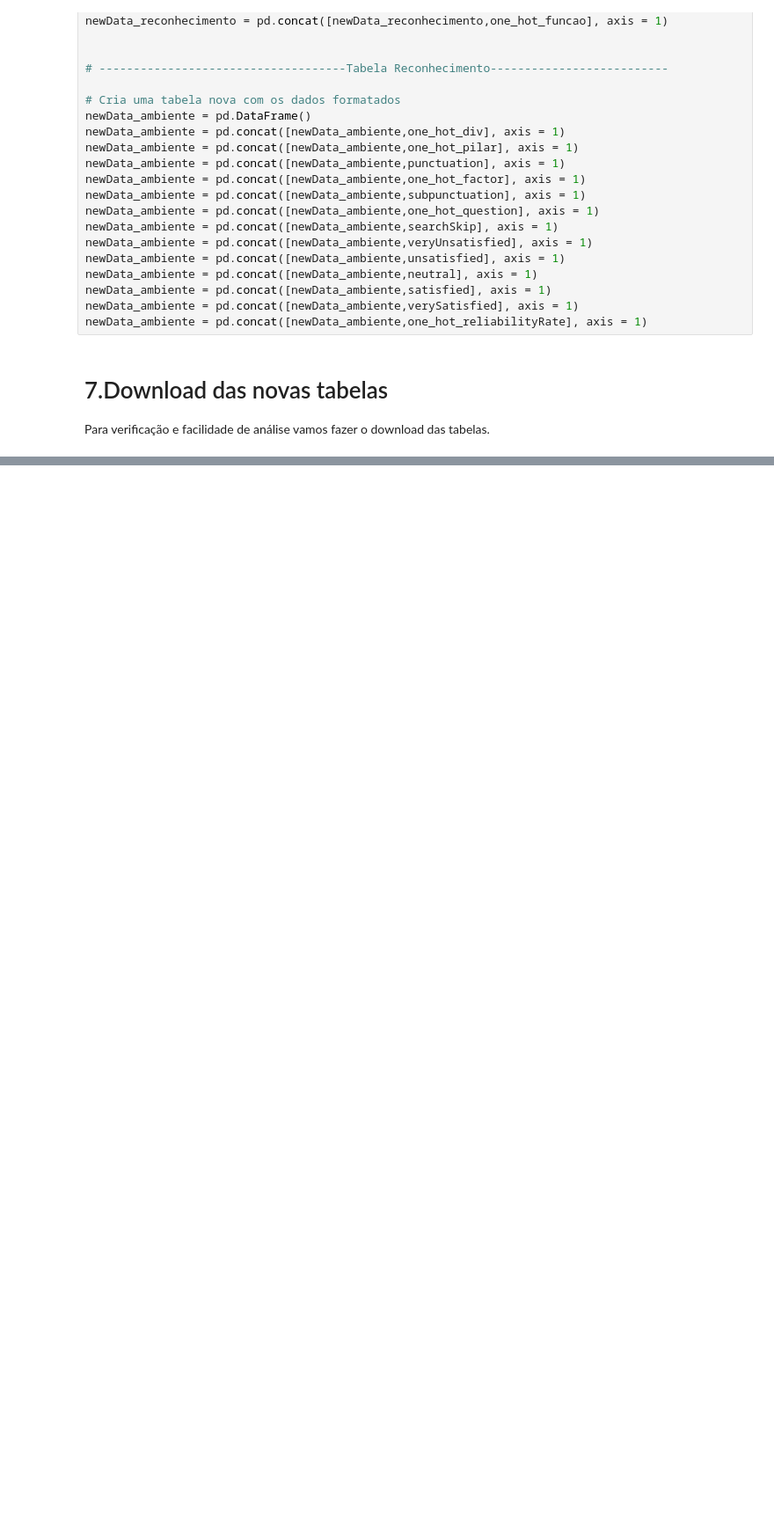
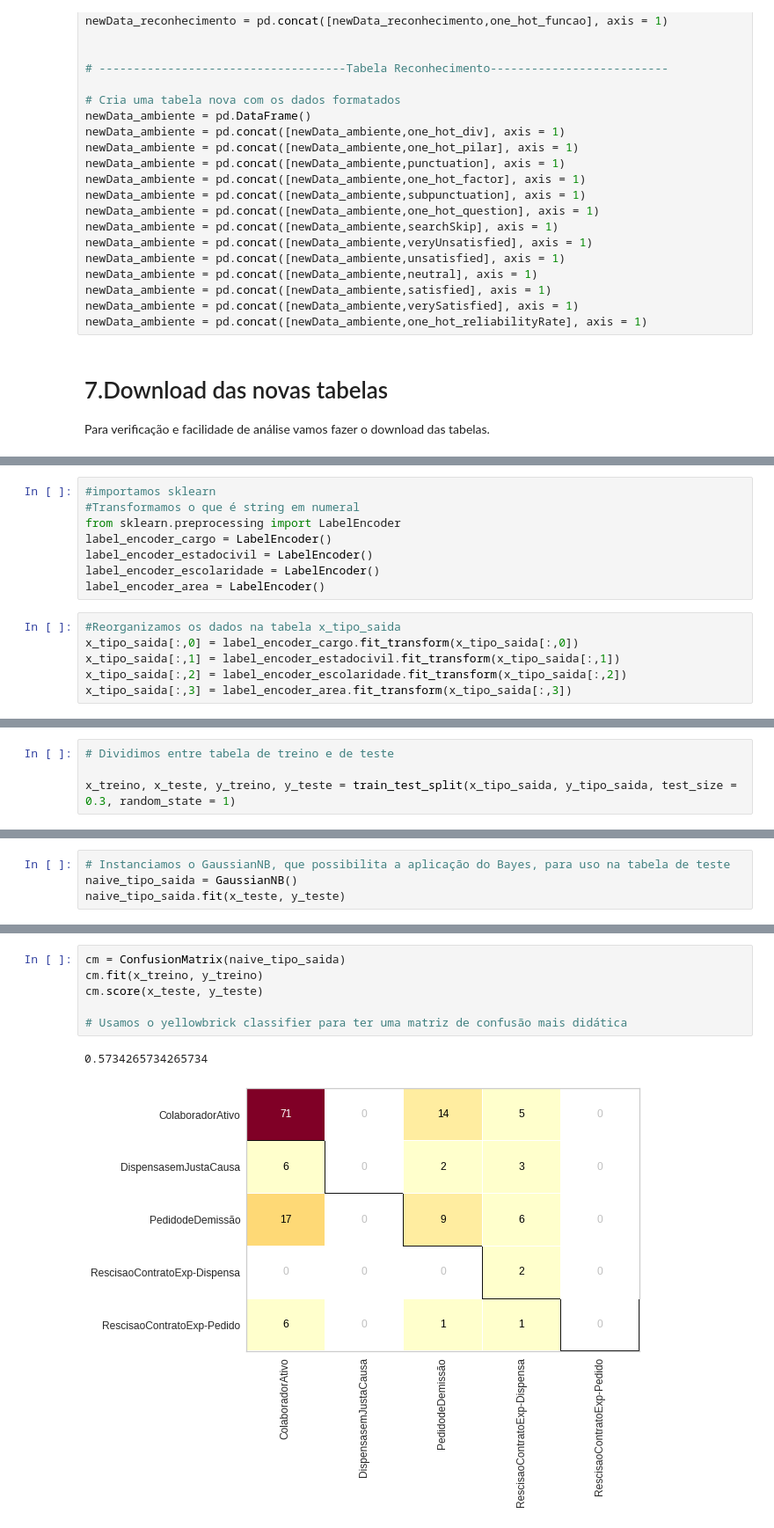
Before and after one commit to 2022M3T2-Inteli/FireData, a Jupyter notebook: Notebook/FireData_Turnover_de_funcionários.ipynb, the cells around one changed output, grey strips where cells are left out. Shown: that part at 88% size. Saved outputs shown, nothing was run; the diff lists cells and outputs as text; blank space fills up the shorter version.

```diff
--- a/Notebook/FireData_Turnover_de_funcionários.ipynb
+++ b/Notebook/FireData_Turnover_de_funcionários.ipynb
@@ -469,0 +802,14 @@ newData_ambiente.to_excel('formatData_Ambiente.xlsx')
+# %%
+#importamos sklearn
+#Transformamos o que é string em numeral
+from sklearn.preprocessing import LabelEncoder
+label_encoder_cargo = LabelEncoder()
+label_encoder_estadocivil = LabelEncoder()
+label_encoder_escolaridade = LabelEncoder()
+label_encoder_area = LabelEncoder()
+# %%
+#Reorganizamos os dados na tabela x_tipo_saida
+x_tipo_saida[:,0] = label_encoder_cargo.fit_transform(x_tipo_saida[:,0])
+x_tipo_saida[:,1] = label_encoder_estadocivil.fit_transform(x_tipo_saida[:,1])
+x_tipo_saida[:,2] = label_encoder_escolaridade.fit_transform(x_tipo_saida[:,2])
+x_tipo_saida[:,3] = label_encoder_area.fit_transform(x_tipo_saida[:,3])
@@ -469,0 +826,4 @@ newData_ambiente.to_excel('formatData_Ambiente.xlsx')
+# %%
+# Dividimos entre tabela de treino e de teste
+
+x_treino, x_teste, y_treino, y_teste = train_test_split(x_tipo_saida, y_tipo_saida, test_size = 0.3, random_state = 1)
@@ -469,0 +843,4 @@ newData_ambiente.to_excel('formatData_Ambiente.xlsx')
+# %%
+# Instanciamos o GaussianNB, que possibilita a aplicação do Bayes, para uso na tabela de teste
+naive_tipo_saida = GaussianNB()
+naive_tipo_saida.fit(x_teste, y_teste)
@@ -469,0 +872,9 @@ newData_ambiente.to_excel('formatData_Ambiente.xlsx')
+# %%
+cm = ConfusionMatrix(naive_tipo_saida)
+cm.fit(x_treino, y_treino)
+cm.score(x_teste, y_teste)
+
+# Usamos o yellowbrick classifier para ter uma matriz de confusão mais didática
+# %% [output]
+0.5734265734265734
+[figure, added]
```
Also changed, not shown: parts of 65 cells of this notebook, 1 other file.
